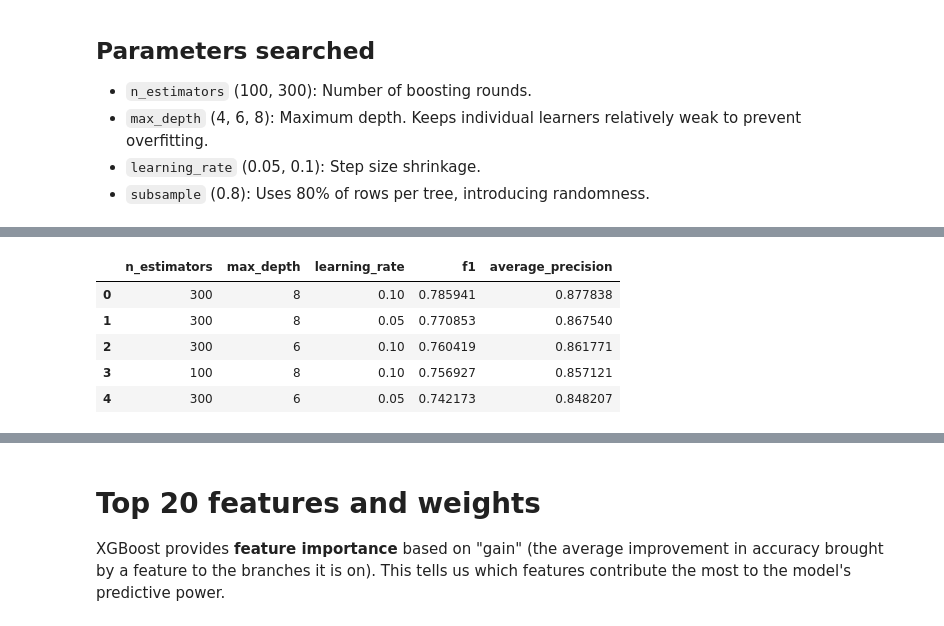
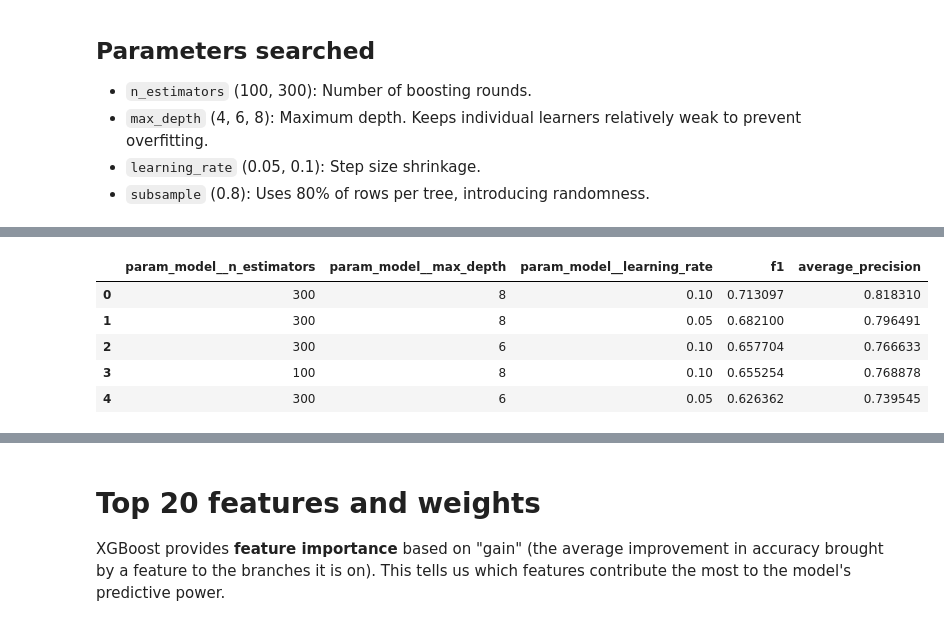
Before and after one commit to GeoChernykh/AlarmForecast, a Jupyter notebook: machine learning/ml_XGBoost.ipynb, the cells around one changed output, grey strips where cells are left out. Cells and saved outputs as stored; diff of their text form; code cells hidden in the pictures.

```diff
--- a/machine learning/ml_XGBoost.ipynb
+++ b/machine learning/ml_XGBoost.ipynb
@@ -141,0 +352,3 @@ plt.show()
+# %%
+pipeline.fit(X_from_2025, y_from_2025, model__sample_weight=combined_weights(X_from_2025, y_from_2025))
+res, metrics, cm = check_on_new_data(pipeline)
@@ -156,34 +443,43 @@ plt.show()
 # %%
-tscv_gs = TimeSeriesSplit(n_splits=3, gap=24 * 7)
-scale_weight = scale_pos_weight_value
+custom_cv = RegionAwareTimeSeriesSplit(
+    times=X_from_2025["time"].values,
+    n_splits=10,
+    gap=24,
+    max_train_hours=450 * 24,
+)
+ratio = (y_from_2025 == 0).sum() / (y_from_2025 == 1).sum()
+scale_weight = round(ratio, 2)
+weights = combined_weights(X_from_2025, y_from_2025)
 
 param_grid = {
-    "classifier__n_estimators":  [100, 300],
-    "classifier__max_depth":     [4, 6, 8],
-    "classifier__learning_rate": [0.05, 0.1],
-    "classifier__subsample":     [0.8],
-    "classifier__scale_pos_weight": [scale_weight],
+    "model__n_estimators":  [100, 300],
+    "model__max_depth":     [4, 6, 8],
+    "model__learning_rate": [0.05, 0.1],
+    "model__subsample":     [0.8],
+    "model__scale_pos_weight": [scale_weight],
 }
 
 X_gs = X.drop(columns=["time", "region_id"], errors='ignore')
 
-model = Pipeline([
-    ("classifier", XGBClassifier(objective='binary:logistic', random_state=42, n_jobs=-1))
+pipeline = Pipeline([
+    ("preprocessor", preprocessor),
+    ("model", XGBClassifier(objective='binary:logistic', random_state=42, n_jobs=-1))
 ])
 
 grid_search = GridSearchCV(
-    estimator=model,
+    estimator=pipeline,
     param_grid=param_grid,
     scoring={"f1": "f1", "average_precision": "average_precision"},
     refit="f1",
-    cv=tscv_gs,
-    n_jobs=1,
+    cv=custom_cv,
+    n_jobs=2,
     verbose=2,
     return_train_score=True,
 )
 
 t0 = time()
-grid_search.fit(X_gs, y)
+
+grid_search.fit(X_from_2025, y_from_2025, model__sample_weight=weights)
 print(f"\nGridSearchCV completed in: {time() - t0:.2f}s")
 
 print("Best parameters:")
@@ -213,27 +504,27 @@ Best CV AUPRC    : 0.8778
 # %%
 cv_results = pd.DataFrame(grid_search.cv_results_)
 
 top5 = (
     cv_results
     .sort_values("mean_test_f1", ascending=False)
     .head(5)
     [[
-        "param_classifier__n_estimators",
-        "param_classifier__max_depth",
-        "param_classifier__learning_rate",
+        "param_model__n_estimators",
+        "param_model__max_depth",
+        "param_model__learning_rate",
         "mean_test_f1",
         "mean_test_average_precision",
     ]]
     .rename(columns=lambda c: c.replace("param_classifier__", "").replace("mean_test_", ""))
     .reset_index(drop=True)
 )
 
 top5
 # %% [output]
-|  | n_estimators | max_depth | learning_rate | f1 | average_precision |
-| 0 | 300 | 8 | 0.10 | 0.785941 | 0.877838 |
-| 1 | 300 | 8 | 0.05 | 0.770853 | 0.867540 |
-| 2 | 300 | 6 | 0.10 | 0.760419 | 0.861771 |
-| 3 | 100 | 8 | 0.10 | 0.756927 | 0.857121 |
-| 4 | 300 | 6 | 0.05 | 0.742173 | 0.848207 |
+|  | param_model__n_estimators | param_model__max_depth | param_model__learning_rate | f1 | average_precision |
+| 0 | 300 | 8 | 0.10 | 0.713097 | 0.818310 |
+| 1 | 300 | 8 | 0.05 | 0.682100 | 0.796491 |
+| 2 | 300 | 6 | 0.10 | 0.657704 | 0.766633 |
+| 3 | 100 | 8 | 0.10 | 0.655254 | 0.768878 |
+| 4 | 300 | 6 | 0.05 | 0.626362 | 0.739545 |
 # %%
```
Also changed, not shown: parts of 41 cells of this notebook, 6 other files.
